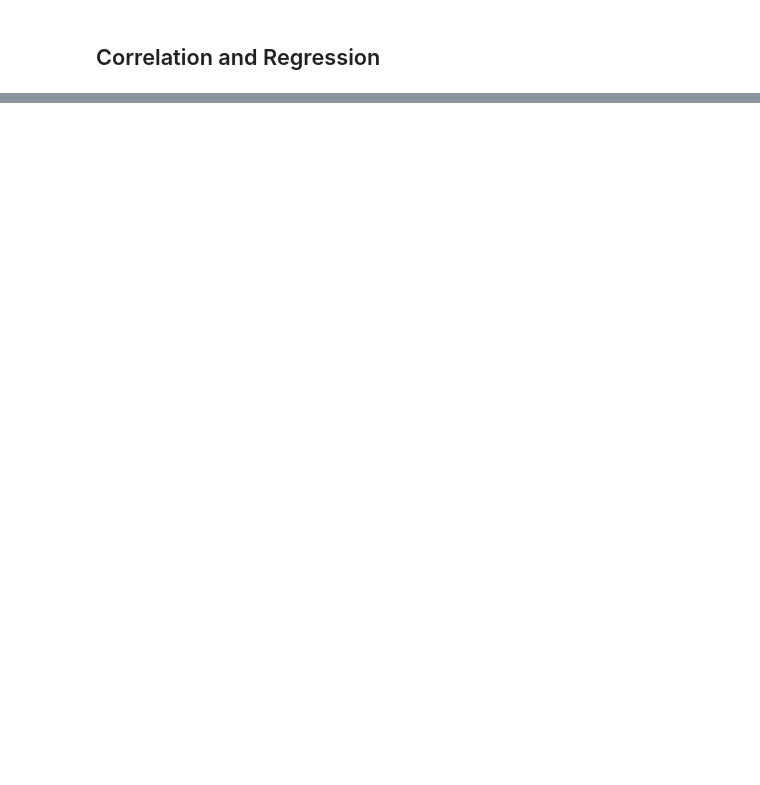
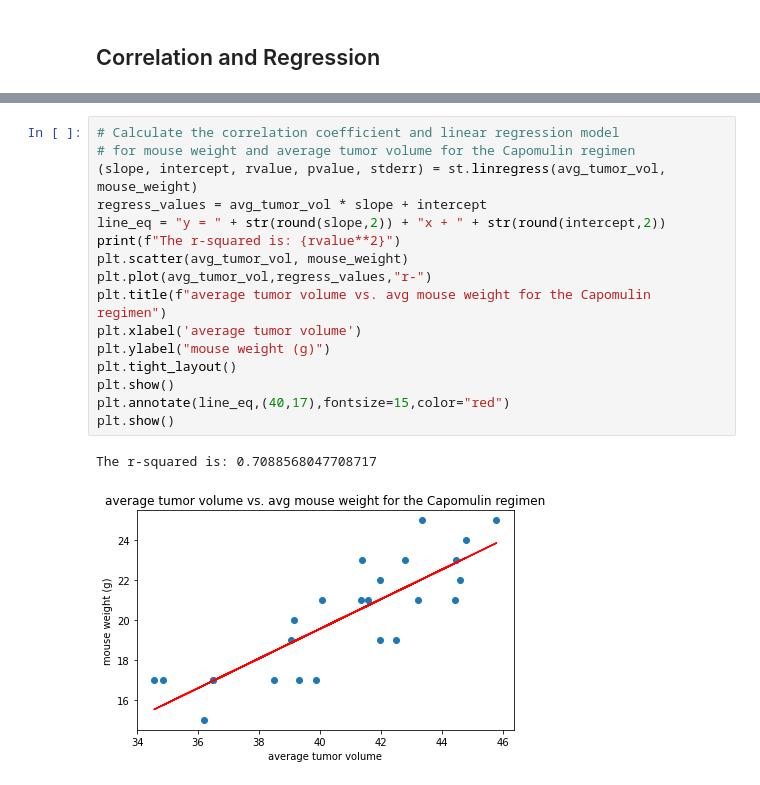
Before and after one commit to serenaremlang/pymaceuticals-challenge, a Jupyter notebook: pymaceuticals.ipynb, the cells around one changed output, grey strips where cells are left out. Cells and saved outputs as stored; diff of their text form; blank space fills up the shorter version.

```diff
--- a/pymaceuticals.ipynb
+++ b/pymaceuticals.ipynb
@@ -281,0 +311,19 @@ tumor_vol = []
+# %%
+# Calculate the correlation coefficient and linear regression model
+# for mouse weight and average tumor volume for the Capomulin regimen
+(slope, intercept, rvalue, pvalue, stderr) = st.linregress(avg_tumor_vol, mouse_weight)
+regress_values = avg_tumor_vol * slope + intercept
+line_eq = "y = " + str(round(slope,2)) + "x + " + str(round(intercept,2))
+print(f"The r-squared is: {rvalue**2}")
+plt.scatter(avg_tumor_vol, mouse_weight)
+plt.plot(avg_tumor_vol,regress_values,"r-")
+plt.title(f"average tumor volume vs. avg mouse weight for the Capomulin regimen")
+plt.xlabel('average tumor volume')
+plt.ylabel("mouse weight (g)")
+plt.tight_layout()
+plt.show()
+plt.annotate(line_eq,(40,17),fontsize=15,color="red")
+plt.show()
+# %% [output]
+The r-squared is: 0.7088568047708717
+[figure, added]
```
Also changed, not shown: parts of 7 cells of this notebook.
